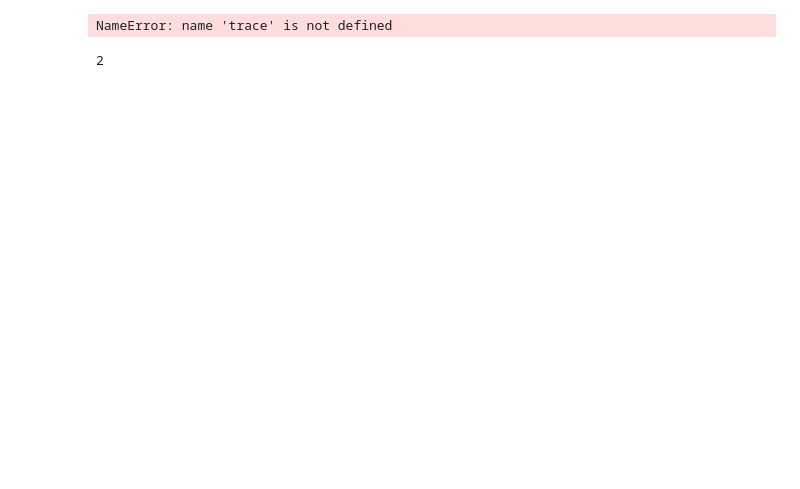
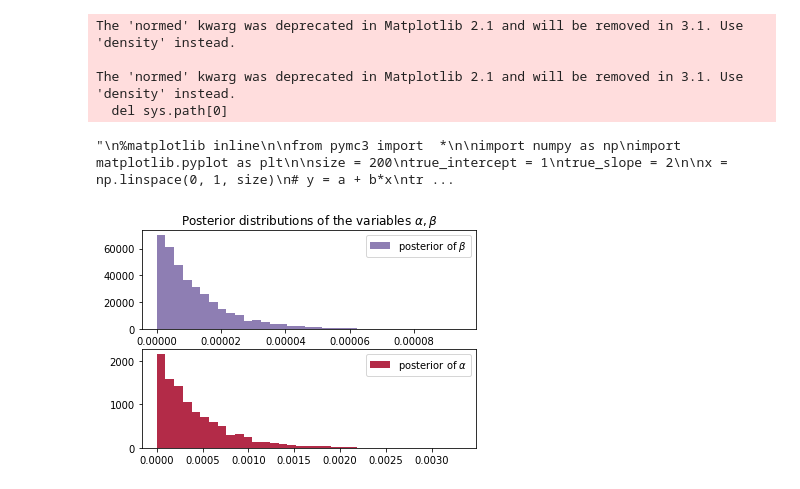
Before and after one commit to Bhardwaj-Rishabh/Machine-Learning-Sensor-Temperature-Temporal-Drift-Compensation, a Jupyter notebook: bayes.ipynb, the cells around one changed output. Saved outputs shown, nothing was run; the diff lists cells and outputs as text; code cells hidden in the pictures; blank space fills up the shorter version.

```diff
--- a/bayes.ipynb
+++ b/bayes.ipynb
@@ -67,34 +89,48 @@ RuntimeError: Chain 1 failed.
 # %%
-trace
+alpha_samples = trace["alpha"][1000:, None]  # best to make them 1d
+beta_samples = trace["beta"][1000:, None]
+
+#histogram of the samples:
+plt.subplot(211)
+plt.title(r"Posterior distributions of the variables $\alpha, \beta$")
+plt.hist(beta_samples, histtype='stepfilled', bins=35, alpha=0.85,
+         label=r"posterior of $\beta$", color="#7A68A6", normed=True)
+plt.legend()
+
+plt.subplot(212)
+plt.hist(alpha_samples, histtype='stepfilled', bins=35, alpha=0.85,
+         label=r"posterior of $\alpha$", color="#A60628", normed=True)
+plt.legend();
 '''
 %matplotlib inline
 
 from pymc3 import  *
 
 import numpy as np
 import matplotlib.pyplot as plt
 
 size = 200
 true_intercept = 1
 true_slope = 2
 
 x = np.linspace(0, 1, size)
 # y = a + b*x
 true_regression_line = true_intercept + true_slope * x
 # add noise
 y = true_regression_line + np.random.normal(scale=.5, size=size)
 
 data = dict(x=x, y=y)
 
 fig = plt.figure(figsize=(7, 7))
 ax = fig.add_subplot(111, xlabel='x', ylabel='y', title='Generated data and underlying model')
 ax.plot(x, y, 'x', label='sampled data')
 ax.plot(x, true_regression_line, label='true regression line', lw=2.)
 plt.legend(loc=0);
 '''
 # %% [output]
-NameError: name 'trace' is not defined
+The 'normed' kwarg was deprecated in Matplotlib 2.1 and will be removed in 3.1. Use 'density' instead.
+
+The 'normed' kwarg was deprecated in Matplotlib 2.1 and will be removed in 3.1. Use 'density' instead.
+  del sys.path[0]
+"\n%matplotlib inline\n\nfrom pymc3 import  *\n\nimport numpy as np\nimport matplotlib.pyplot as plt\n\nsize = 200\ntrue_intercept = 1\ntrue_slope = 2\n\nx = np.linspace(0, 1, size)\n# y = a + b*x\ntr ...
+[figure, added]
-# %%
-true_slope
-# %% [output]
-2
```
Also changed, not shown: parts of 5 cells of this notebook, 1 other file.
